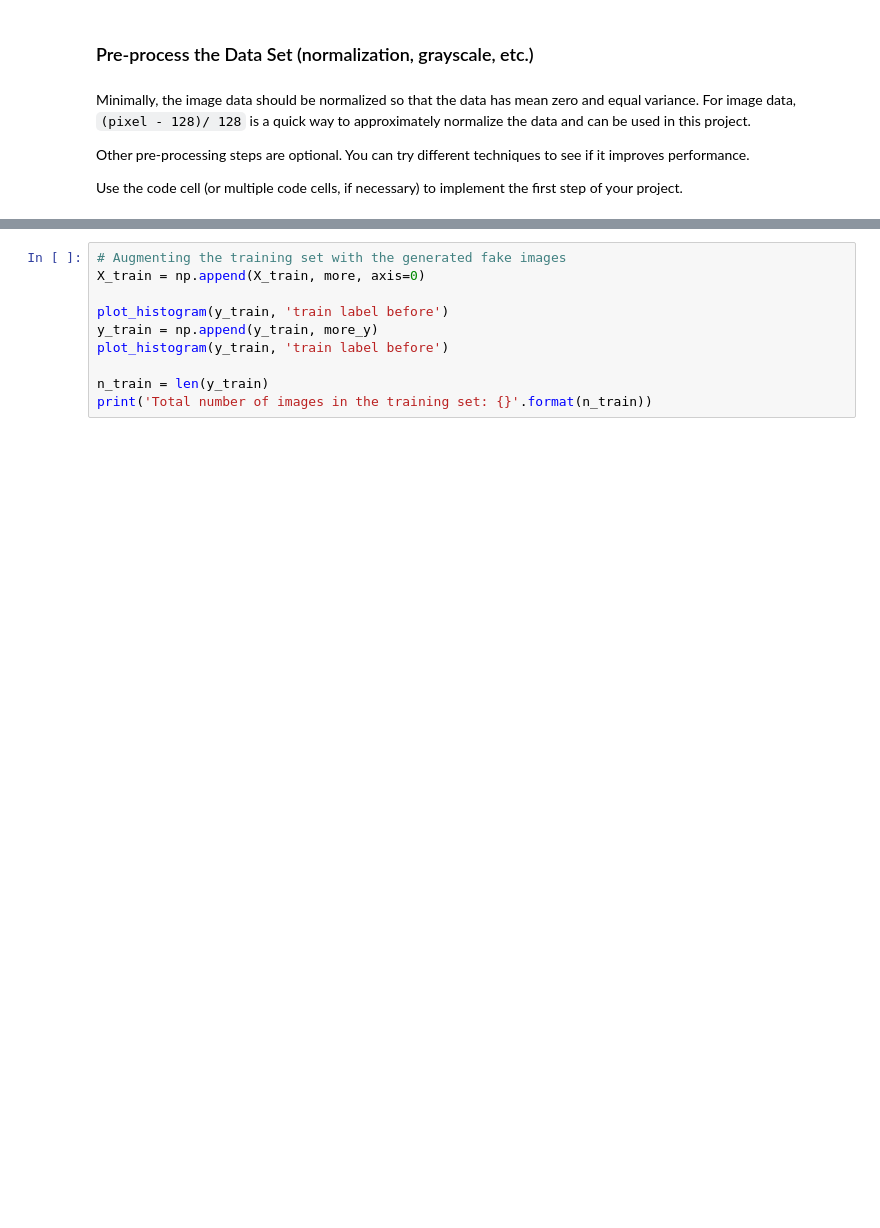
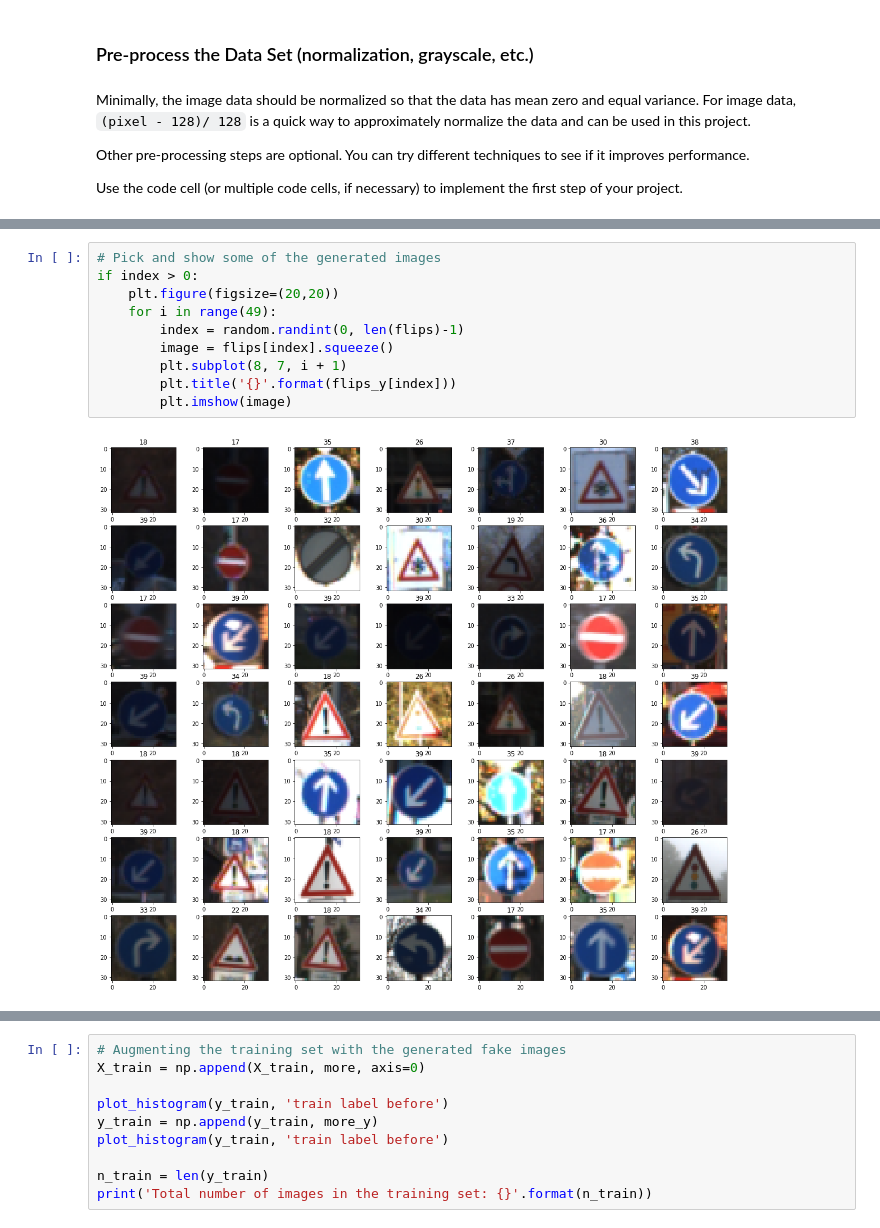
Before and after one commit to pkovarynng/CarND-Traffic-Sign-Classifier-Project, a Jupyter notebook: Traffic_Sign_Classifier.ipynb, the cells around one changed output, grey strips where cells are left out. Cells and saved outputs as stored; diff of their text form; blank space fills up the shorter version.

```diff
--- a/Traffic_Sign_Classifier.ipynb
+++ b/Traffic_Sign_Classifier.ipynb
@@ -225,3 +278,15 @@ image 4001's label : 34
+# %%
+# Pick and show some of the generated images
+if index > 0:
+    plt.figure(figsize=(20,20))
+    for i in range(49):
+        index = random.randint(0, len(flips)-1)
+        image = flips[index].squeeze()
+        plt.subplot(8, 7, i + 1)
+        plt.title('{}'.format(flips_y[index]))
+        plt.imshow(image)
+# %% [output]
+[figure, added]
 # %%
 # Augment the training set with the flipped images
 X_train = np.append(X_train, flips, axis=0)
```
Also changed, not shown: parts of 8 cells of this notebook.
